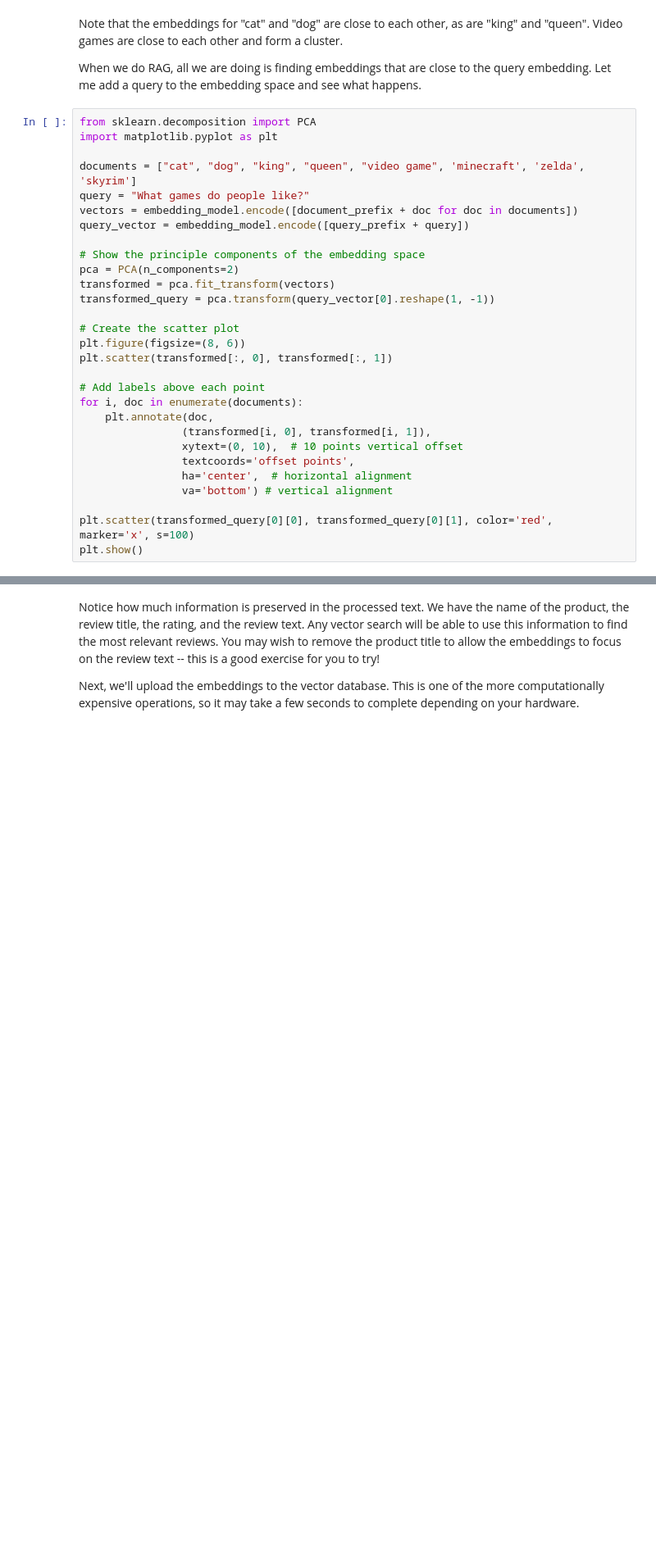
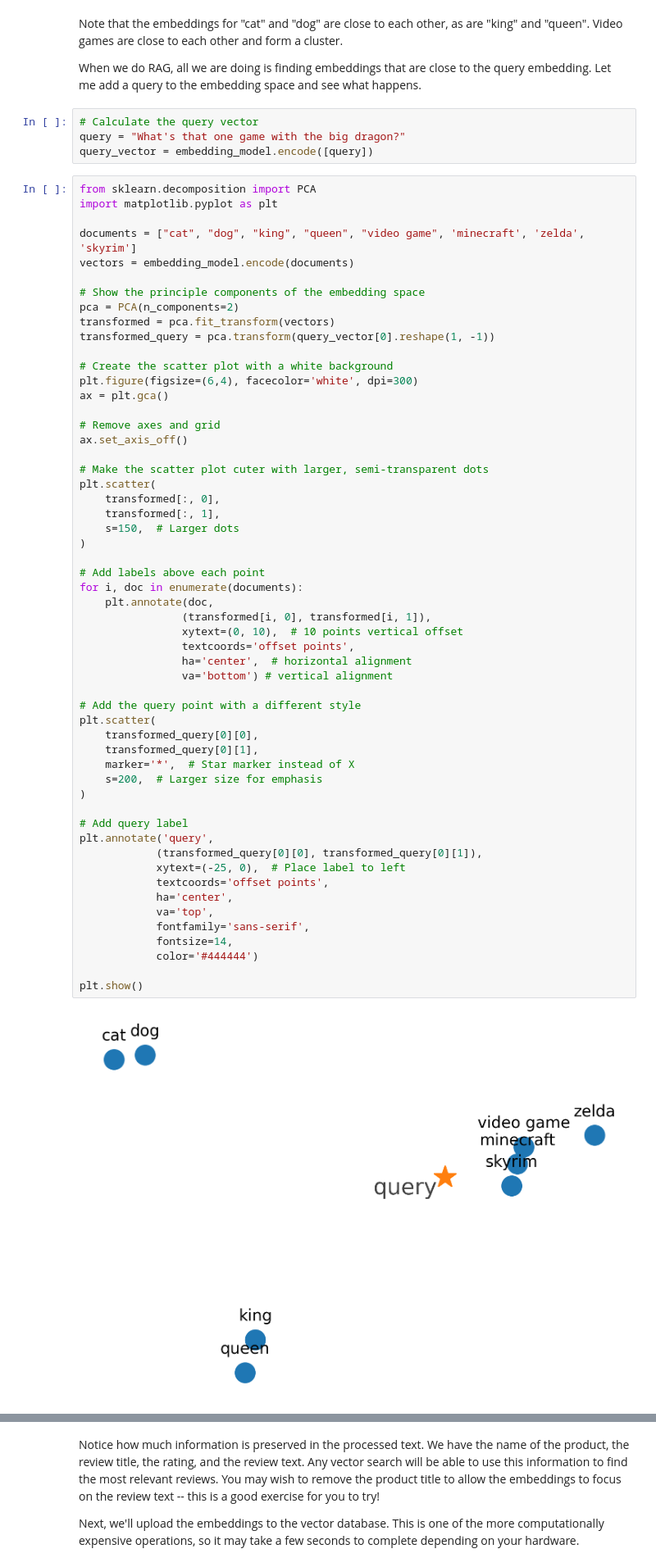
Before and after one commit to cpfiffer/odsc-2025, a Jupyter notebook: lesson.ipynb, the cells around one changed output, grey strips where cells are left out. Shown: that part at 82% size. Drawn from its saved outputs; the diff is of its cells as text; blank space fills up the shorter version.

```diff
--- a/lesson.ipynb
+++ b/lesson.ipynb
@@ -245,32 +254,64 @@ plt.show()
 Note that the embeddings for "cat" and "dog" are close to each other, as are "king" and "queen". Video games are close to each other and form a cluster.
 
 When we do RAG, all we are doing is finding embeddings that are close to the query embedding. Let me add a query to the embedding space and see what happens.
+# %%
+# Calculate the query vector
+query = "What's that one game with the big dragon?"
+query_vector = embedding_model.encode([query])
 # %%
 from sklearn.decomposition import PCA
 import matplotlib.pyplot as plt
 
 documents = ["cat", "dog", "king", "queen", "video game", 'minecraft', 'zelda', 'skyrim']
-query = "What games do people like?"
-vectors = embedding_model.encode([document_prefix + doc for doc in documents])
-query_vector = embedding_model.encode([query_prefix + query])
+vectors = embedding_model.encode(documents)
 
 # Show the principle components of the embedding space
 pca = PCA(n_components=2)
 transformed = pca.fit_transform(vectors)
 transformed_query = pca.transform(query_vector[0].reshape(1, -1))
 
-# Create the scatter plot
-plt.figure(figsize=(8, 6))
-plt.scatter(transformed[:, 0], transformed[:, 1])
+# Create the scatter plot with a white background
+plt.figure(figsize=(6,4), facecolor='white', dpi=300)
+ax = plt.gca()
+
+# Remove axes and grid
+ax.set_axis_off()
+
+# Make the scatter plot cuter with larger, semi-transparent dots
+plt.scatter(
+    transformed[:, 0],
+    transformed[:, 1],
+    s=150,  # Larger dots
+)
 
 # Add labels above each point
 for i, doc in enumerate(documents):
     plt.annotate(doc,
                 (transformed[i, 0], transformed[i, 1]),
                 xytext=(0, 10),  # 10 points vertical offset
                 textcoords='offset points',
                 ha='center',  # horizontal alignment
                 va='bottom') # vertical alignment
 
-plt.scatter(transformed_query[0][0], transformed_query[0][1], color='red', marker='x', s=100)
+# Add the query point with a different style
+plt.scatter(
+    transformed_query[0][0],
+    transformed_query[0][1],
+    marker='*',  # Star marker instead of X
+    s=200,  # Larger size for emphasis
+)
+
+# Add query label
+plt.annotate('query',
+            (transformed_query[0][0], transformed_query[0][1]),
+            xytext=(-25, 0),  # Place label to left
+            textcoords='offset points',
+            ha='center',
+            va='top',
+            fontfamily='sans-serif',
+            fontsize=14,
+            color='#444444')
+
 plt.show()
+# %% [output]
+[figure, added]
```
Also changed, not shown: parts of 81 cells of this notebook, 3 other files.
